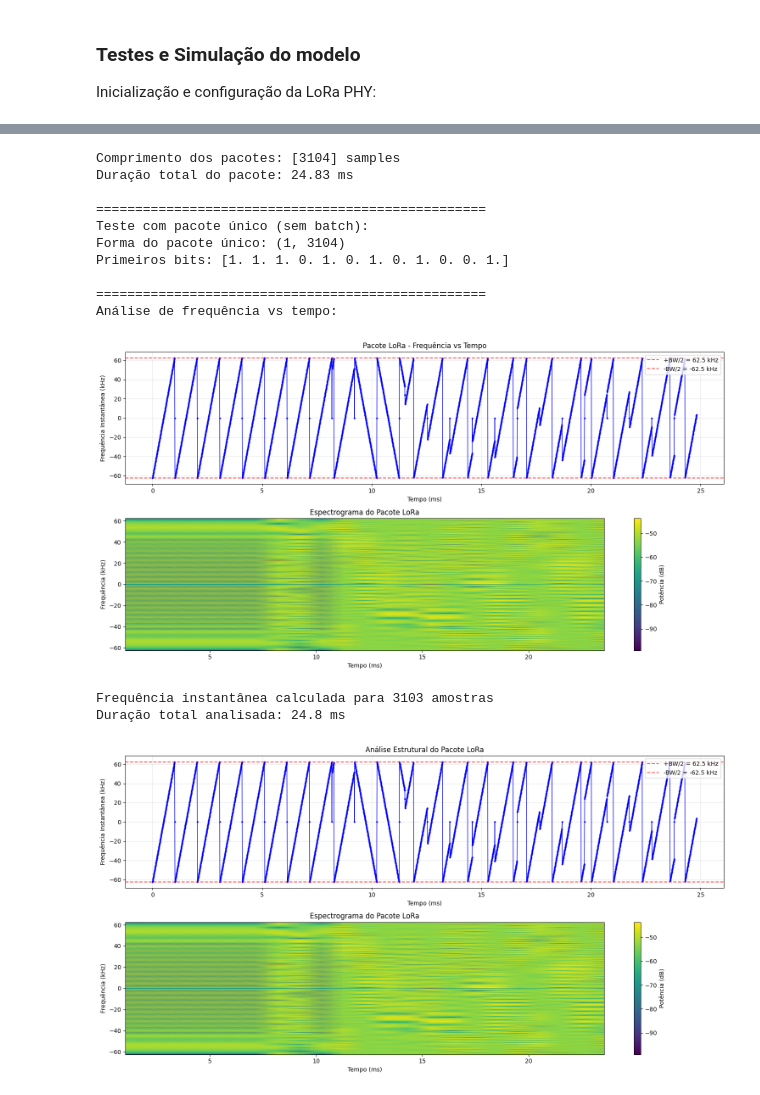
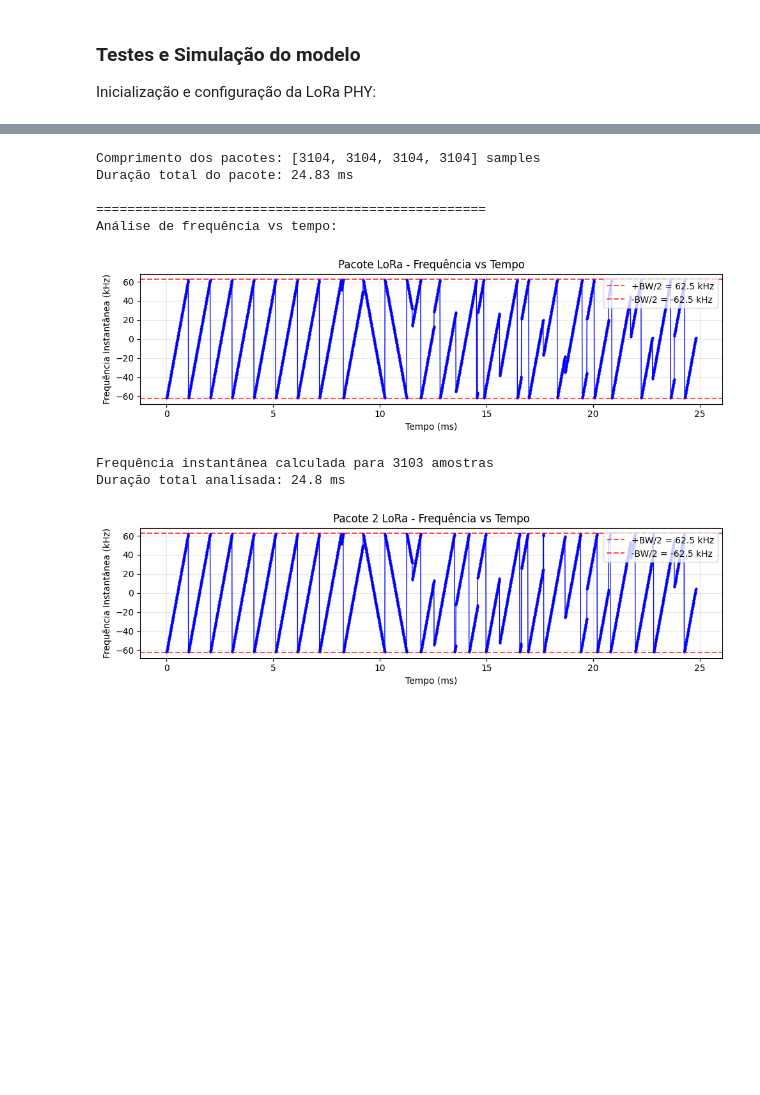
Before and after one commit to AdrionRosanelli/LoRa_Sionna, a Jupyter notebook: Lora_Phy_Tx_Block.ipynb, the cells around one changed output, grey strips where cells are left out. Cells and saved outputs as stored; diff of their text form; code cells hidden in the pictures; blank space fills up the shorter version.

```diff
--- a/Lora_Phy_Tx_Block.ipynb
+++ b/Lora_Phy_Tx_Block.ipynb
@@ -686,8 +687,8 @@ transmitter = LoRaPhyTransmitter(
 )
 
 # Dados BinarySource
-binary_source = sionna.phy.mapping.BinarySource(dtype=tf.int32)
-batch_size = 1
+binary_source = sionna.phy.mapping.BinarySource()
+batch_size = 4
 num_bits = 64
 bits = binary_source([batch_size, num_bits])
 print(f"Gerando {batch_size} pacotes com {num_bits} bits cada...")
@@ -735,13 +736,13 @@ total_duration = packet_lengths[0].numpy() * transmitter.chip_duration.numpy()
 print(f"Duração total do pacote: {total_duration*1000:.2f} ms")
 
 # Teste com um único pacote (sem batch)
-print("\n" + "="*50)
-print("Teste com pacote único (sem batch):")
-single_bits = binary_source([num_bits])
-single_packet = transmitter(single_bits)
+#print("\n" + "="*50)
+#print("Teste com pacote único (sem batch):")
+#single_bits = binary_source([num_bits])
+#single_packet = transmitter(single_bits)
 
-print(f"Forma do pacote único: {single_packet.shape}")
-print(f"Primeiros bits: {single_bits[:12].numpy()}")
+#print(f"Forma do pacote único: {single_packet.shape}")
+#print(f"Primeiros bits: {single_bits[:12].numpy()}")
 
 # Exemplo de análise espectral
 #print("\n" + "="*50)
@@ -755,41 +756,46 @@ print(f"Primeiros bits: {single_bits[:12].numpy()}")
 #    print(f"Erro na análise espectral: {e}")
 
 # Análise de frequência vs tempo do pacote
 print("\n" + "="*50)
 print("Análise de frequência vs tempo:")
 
 try:
     # Usar o primeiro pacote do batch para análise detalhada
     single_packet_for_analysis = lora_packets[0]
     freq_inst, time_axis = transmitter.plot_frequency_vs_time(
         single_packet_for_analysis,
         "Pacote LoRa - Frequência vs Tempo"
     )
 
     print(f"Frequência instantânea calculada para {len(freq_inst)} amostras")
     print(f"Duração total analisada: {time_axis[-1]:.1f} ms")
 
+    # Usar o primeiro pacote do batch para análise detalhada
+    single_packet_for_analysis = lora_packets[2]
+    freq_inst, time_axis = transmitter.plot_frequency_vs_time(
+        single_packet_for_analysis,
+        "Pacote 2 LoRa - Frequência vs Tempo"
+    )
+
+    print(f"Frequência instantânea calculada para {len(freq_inst)} amostras")
+    print(f"Duração total analisada: {time_axis[-1]:.1f} ms")
+
     # Análise estrutural completa
-    sections = transmitter.analyze_lora_packet_structure(single_packet_for_analysis)
+    #sections = transmitter.analyze_lora_packet_structure(single_packet_for_analysis)
 
 except Exception as e:
     print(f"Erro na análise de frequência: {e}")
     import traceback
     traceback.print_exc()
 
 print("\nTransmissor LoRa para Sionna implementado e testado com sucesso!")
 # %% [output]
-Comprimento dos pacotes: [3104] samples
+Comprimento dos pacotes: [3104, 3104, 3104, 3104] samples
 Duração total do pacote: 24.83 ms
 
 ==================================================
-Teste com pacote único (sem batch):
-Forma do pacote único: (1, 3104)
-Primeiros bits: [1. 1. 1. 0. 1. 0. 1. 0. 1. 0. 0. 1.]
-
-==================================================
 Análise de frequência vs tempo:
-[figure, old version]
+[figure, new version]
 Frequência instantânea calculada para 3103 amostras
 Duração total analisada: 24.8 ms
-[figure, old version]
+[figure, new version]
```
Also changed, not shown: parts of 16 cells of this notebook.
